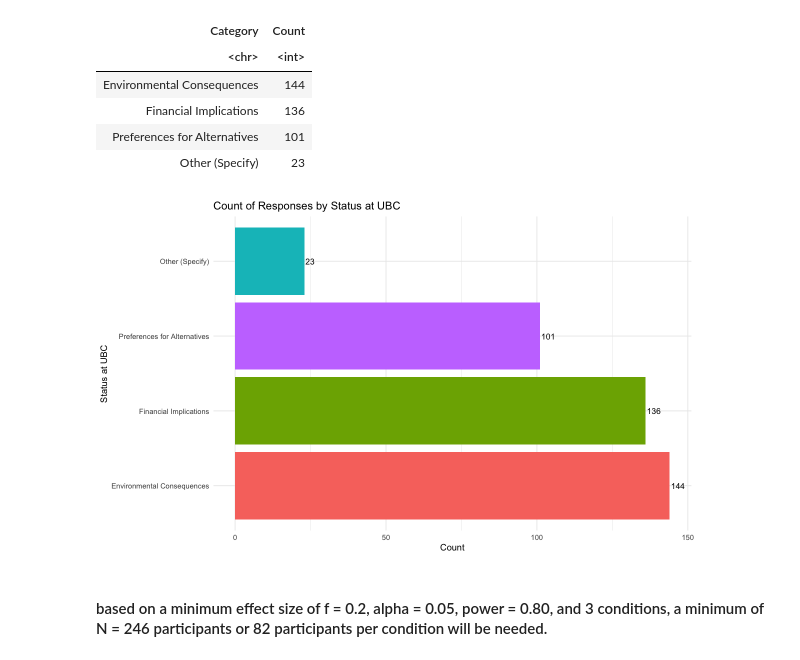
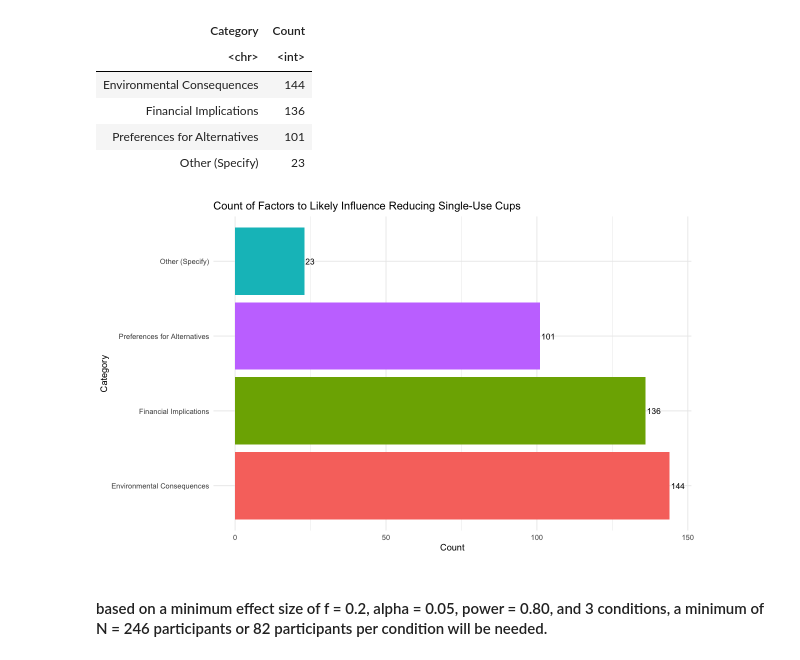
Before and after one commit to riddhibattu/PSYC421_Sustain-a-Cup-research, a Jupyter notebook: src/statistical_analysis.ipynb, the cells around one changed output. Saved outputs shown, nothing was run; the diff lists cells and outputs as text; code cells hidden in the pictures.

Commit message:
correcting title for graph

```diff
--- a/src/statistical_analysis.ipynb
+++ b/src/statistical_analysis.ipynb
@@ -209,17 +209,17 @@ A tibble: 4 x 2
 # %%
 options(repr.plot.width=10, repr.plot.height=6)
 plot = ggplot(categorized_responses, aes(x = reorder(Category, -Count), y = Count, fill = Category)) +
     geom_col() +
     coord_flip() + # Flip coordinates for horizontal bars
-    labs(title = "Count of Responses by Status at UBC",
-        x = "Status at UBC",
+    labs(title = "Count of Factors to Likely Influence Reducing Single-Use Cups",
+        x = "Category",
         y = "Count") +
     theme_minimal() +
     theme(legend.title = element_blank(), # Remove legend title
         legend.position = "none") # Remove legend if not needed
 plot + geom_text(aes(label = Count), position = position_dodge(width = 0.9), hjust = -0.1, size = 3.5)
 # %% [output]
-[figure, old version]
+[figure, new version]
 # %%
 # Load the CSV file
 survey_data_numeric <- read.csv("../data/raw/2023-03-27_PSYC-421_Single_Use_Cup_numerical.csv", stringsAsFactors = FALSE)
```
